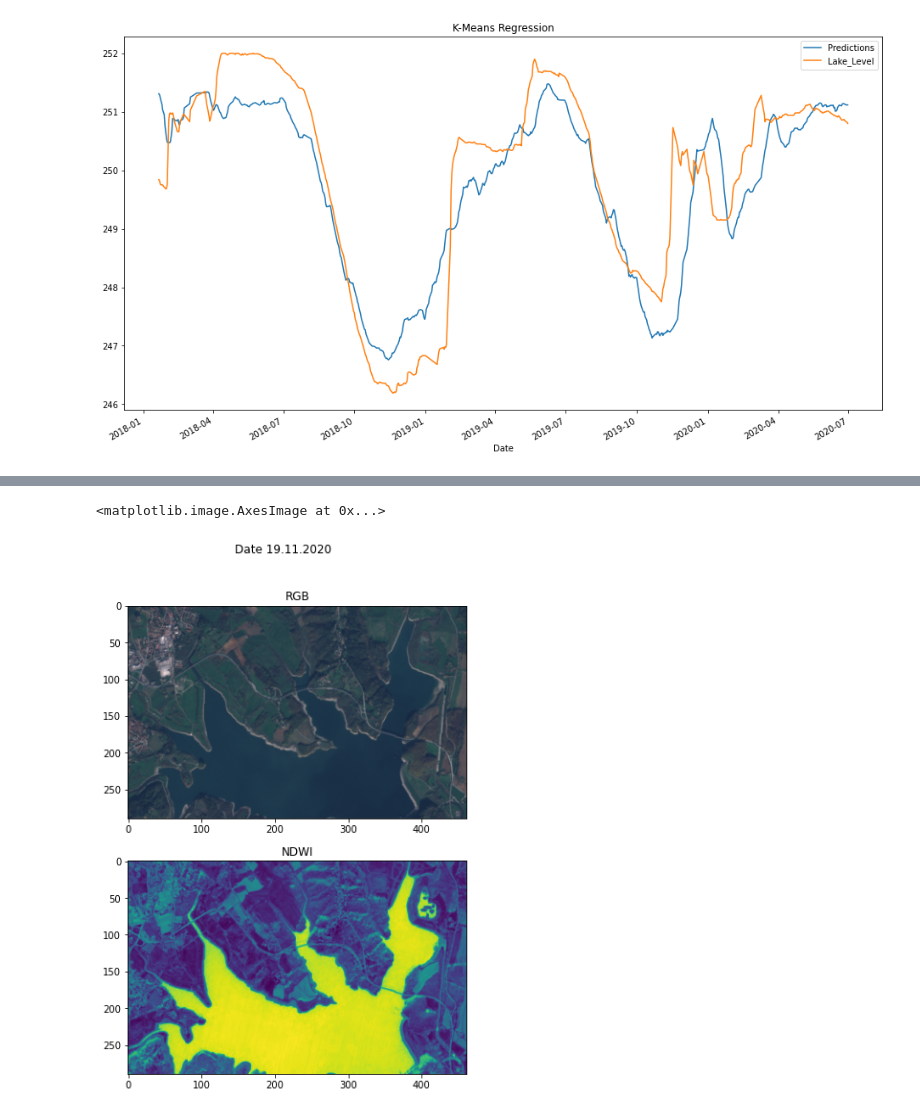
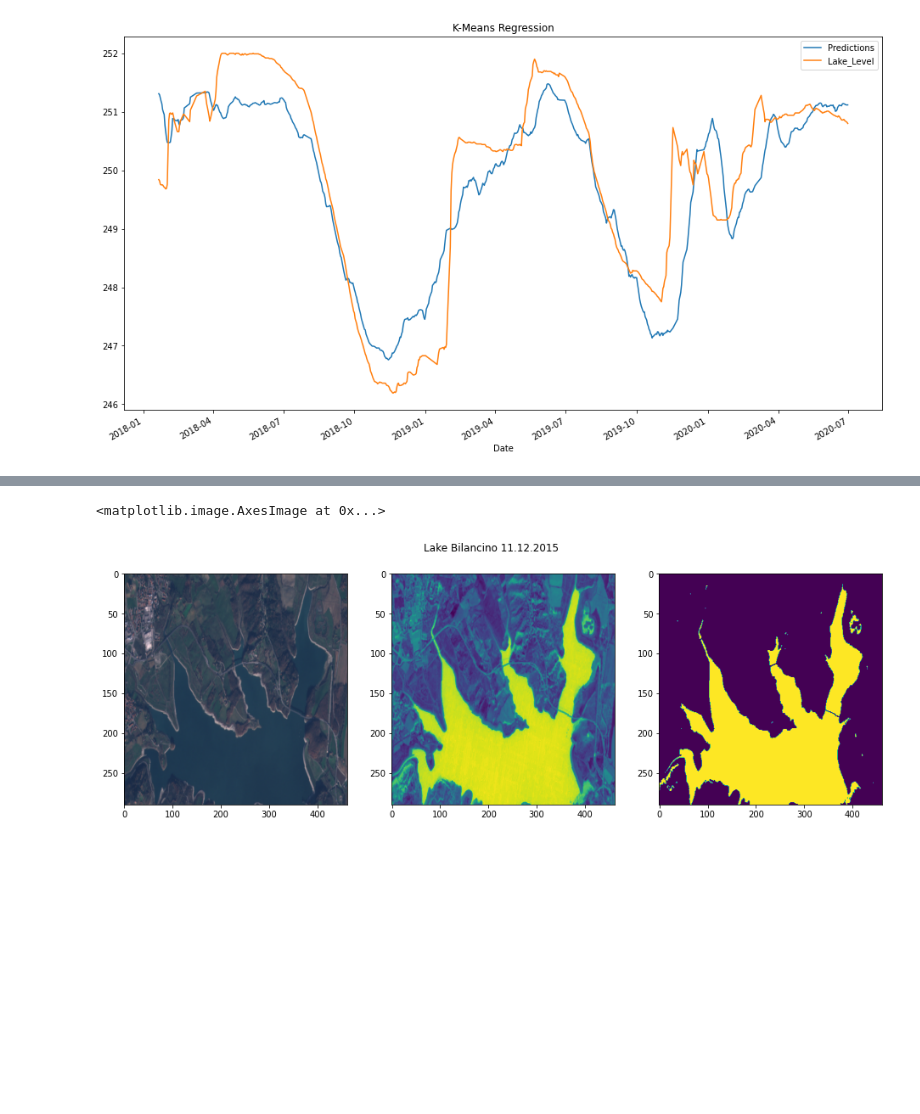
Before and after one commit to KlemenKozelj/master_thesis, a Jupyter notebook: 02_Lake_Bilancino.ipynb, the cells around one changed output, grey strips where cells are left out. Drawn from its saved outputs; the diff is of its cells as text; code cells hidden in the pictures; blank space fills up the shorter version.

Commit message:
Processing Lake Bilancino eo data

```diff
--- a/02_Lake_Bilancino.ipynb
+++ b/02_Lake_Bilancino.ipynb
@@ -247,16 +256,16 @@ EOPatch(
 # %%
-fig, axarr = plt.subplots(2, figsize=(16, 9))
+fig, axarr = plt.subplots(1, 3, figsize=(16, 5))
 
 image_i=0
+NDWI=np.copy(eopatch.data['NDWI'])
+NDWI_threshhold = 0.2
 
-fig.suptitle('Date ' + eopatch.timestamp[image_i].strftime("%d.%m.%Y"))
+fig.suptitle('Lake Bilancino ' + eopatch.timestamp[image_i].strftime("%d.%m.%Y"))
 
-axarr[0].set_title('RGB')
 rgb=np.clip(eopatch.data['BANDS'][image_i][..., [2,1,0]] * 3, a_min=0, a_max=1)
-axarr[0].imshow(rgb, vmin=0, vmax=1)
-
-axarr[1].set_title('NDWI')
-axarr[1].imshow(eopatch.data['NDWI'][image_i][..., 0])
+axarr[0].imshow(rgb, vmin=0, vmax=1, aspect='auto')
+axarr[1].imshow(eopatch.data['NDWI'][image_i][..., 0], aspect='auto')
+axarr[2].imshow(NDWI[image_i][..., 0] > NDWI_sensitifity, aspect='auto')
 # %% [output]
 <matplotlib.image.AxesImage at 0x...>
-[figure, old version]
+[figure, new version]
```
Also changed, not shown: parts of 7 cells of this notebook, 1 other file.
